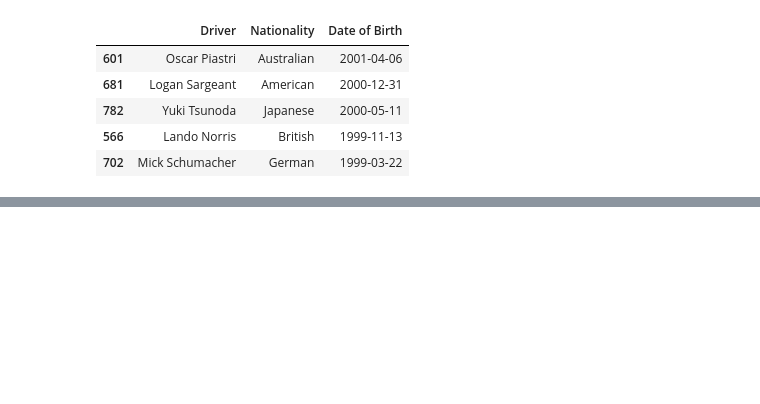
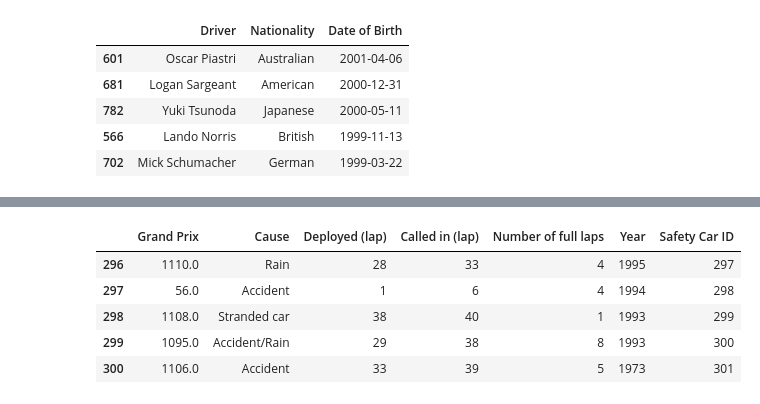
Before and after one commit to JuanGouveia/ETL-Project, a Jupyter notebook: code/book.ipynb, the cells around one changed output, grey strips where cells are left out. Cells and saved outputs as stored; diff of their text form; code cells hidden in the pictures; blank space fills up the shorter version.

```diff
--- a/code/book.ipynb
+++ b/code/book.ipynb
@@ -589,0 +619,16 @@ Data_Driver.head()
+# %%
+for i in range(len(Data_Circuits['Grand Prix'])):
+    for j in range(len(Safety_Car['Grand Prix'])):
+        if Data_Circuits['Grand Prix'][i] == Safety_Car['Grand Prix'][j]:
+            Safety_Car['Grand Prix'][j] = Data_Circuits['Race ID'][i]
+# %%
+Safety_Car['Safety Car ID'] = list(range(1, len(Safety_Car)+1))
+
+Safety_Car.tail()
+# %% [output]
+|  | Grand Prix | Cause | Deployed (lap) | Called in (lap) | Number of full laps | Year | Safety Car ID |
+| 296 | 1110.0 | Rain | 28 | 33 | 4 | 1995 | 297 |
+| 297 | 56.0 | Accident | 1 | 6 | 4 | 1994 | 298 |
+| 298 | 1108.0 | Stranded car | 38 | 40 | 1 | 1993 | 299 |
+| 299 | 1095.0 | Accident/Rain | 29 | 38 | 8 | 1993 | 300 |
+| 300 | 1106.0 | Accident | 33 | 39 | 5 | 1973 | 301 |
```
Also changed, not shown: parts of 10 cells of this notebook.
